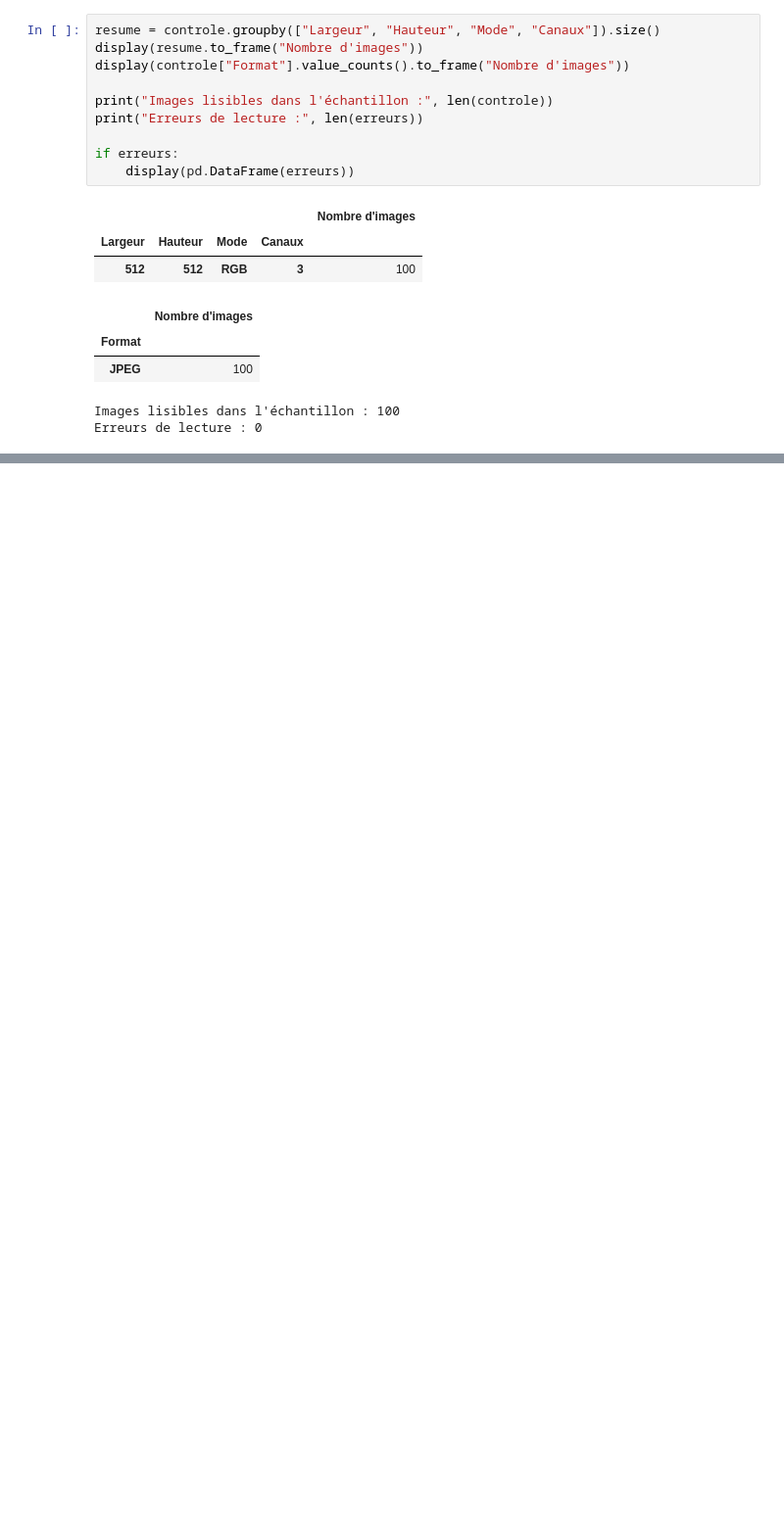
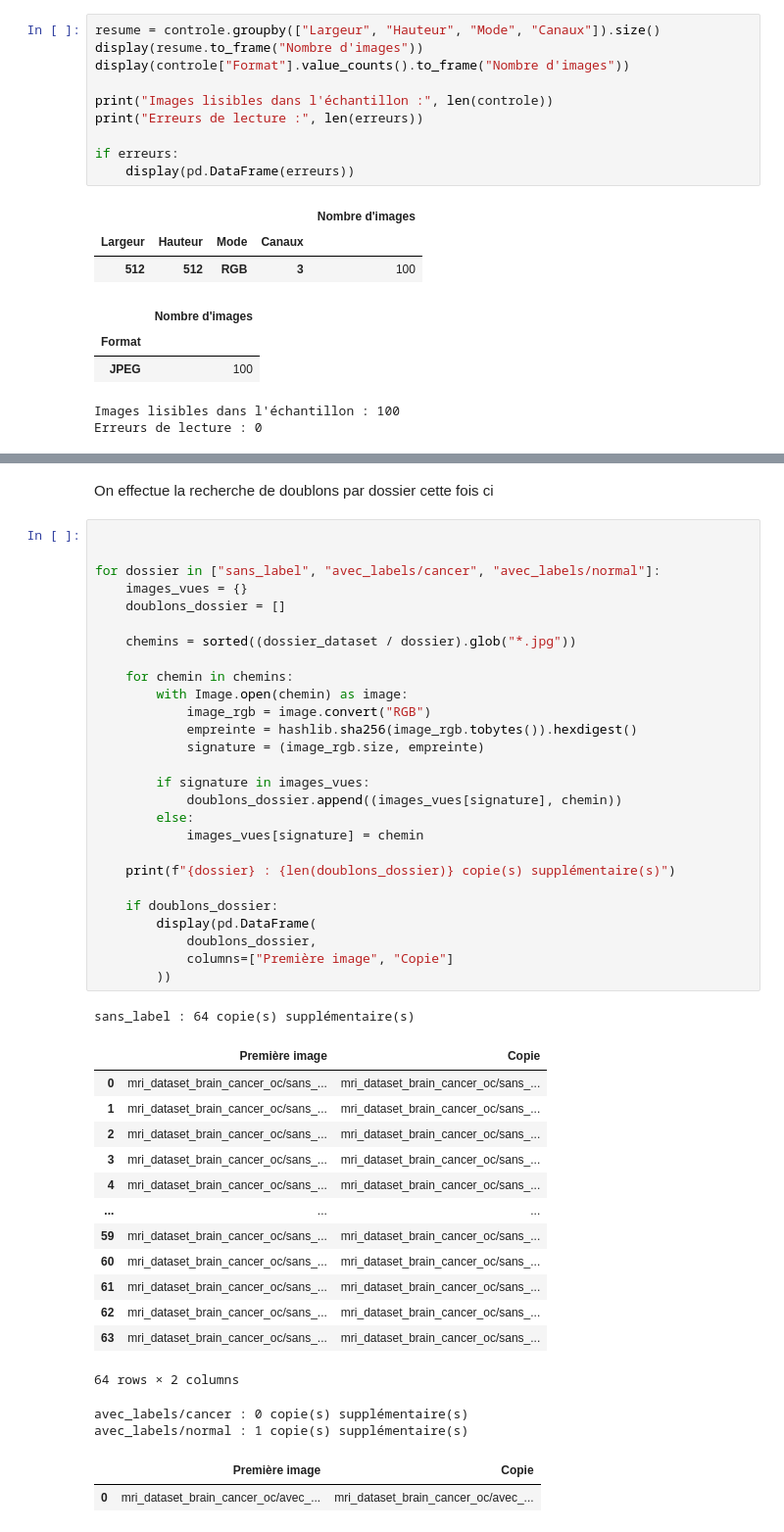
Before and after one commit to Lockeff/Labellisez-et-appliquez-des-approches-semi-supervis-es-en-traitement-d-images, a Jupyter notebook: 01_exploration_dataset.ipynb, the cells around one changed output, grey strips where cells are left out. Shown at 98% size. Cells and saved outputs as stored; diff of their text form; blank space fills up the shorter version.

```diff
--- a/01_exploration_dataset.ipynb
+++ b/01_exploration_dataset.ipynb
@@ -253,0 +252,48 @@ Erreurs de lecture : 0
+# %% [markdown]
+On effectue la recherche de doublons par dossier cette fois ci
+# %%
+
+
+for dossier in ["sans_label", "avec_labels/cancer", "avec_labels/normal"]:
+    images_vues = {}
+    doublons_dossier = []
+
+    chemins = sorted((dossier_dataset / dossier).glob("*.jpg"))
+
+    for chemin in chemins:
+        with Image.open(chemin) as image:
+            image_rgb = image.convert("RGB")
+            empreinte = hashlib.sha256(image_rgb.tobytes()).hexdigest()
+            signature = (image_rgb.size, empreinte)
+
+        if signature in images_vues:
+            doublons_dossier.append((images_vues[signature], chemin))
+        else:
+            images_vues[signature] = chemin
+
+    print(f"{dossier} : {len(doublons_dossier)} copie(s) supplémentaire(s)")
+
+    if doublons_dossier:
+        display(pd.DataFrame(
+            doublons_dossier,
+            columns=["Première image", "Copie"]
+        ))
+# %% [output]
+sans_label : 64 copie(s) supplémentaire(s)
+|  | Première image | Copie |
+| 0 | mri_dataset_brain_cancer_oc/sans_... | mri_dataset_brain_cancer_oc/sans_... |
+| 1 | mri_dataset_brain_cancer_oc/sans_... | mri_dataset_brain_cancer_oc/sans_... |
+| 2 | mri_dataset_brain_cancer_oc/sans_... | mri_dataset_brain_cancer_oc/sans_... |
+| 3 | mri_dataset_brain_cancer_oc/sans_... | mri_dataset_brain_cancer_oc/sans_... |
+| 4 | mri_dataset_brain_cancer_oc/sans_... | mri_dataset_brain_cancer_oc/sans_... |
+| ... | ... | ... |
+| 59 | mri_dataset_brain_cancer_oc/sans_... | mri_dataset_brain_cancer_oc/sans_... |
+| 60 | mri_dataset_brain_cancer_oc/sans_... | mri_dataset_brain_cancer_oc/sans_... |
+| 61 | mri_dataset_brain_cancer_oc/sans_... | mri_dataset_brain_cancer_oc/sans_... |
+| 62 | mri_dataset_brain_cancer_oc/sans_... | mri_dataset_brain_cancer_oc/sans_... |
+| 63 | mri_dataset_brain_cancer_oc/sans_... | mri_dataset_brain_cancer_oc/sans_... |
+64 rows × 2 columns
+avec_labels/cancer : 0 copie(s) supplémentaire(s)
+avec_labels/normal : 1 copie(s) supplémentaire(s)
+|  | Première image | Copie |
+| 0 | mri_dataset_brain_cancer_oc/avec_... | mri_dataset_brain_cancer_oc/avec_... |
```
Also changed, not shown: parts of 30 cells of this notebook, 6 other files.
